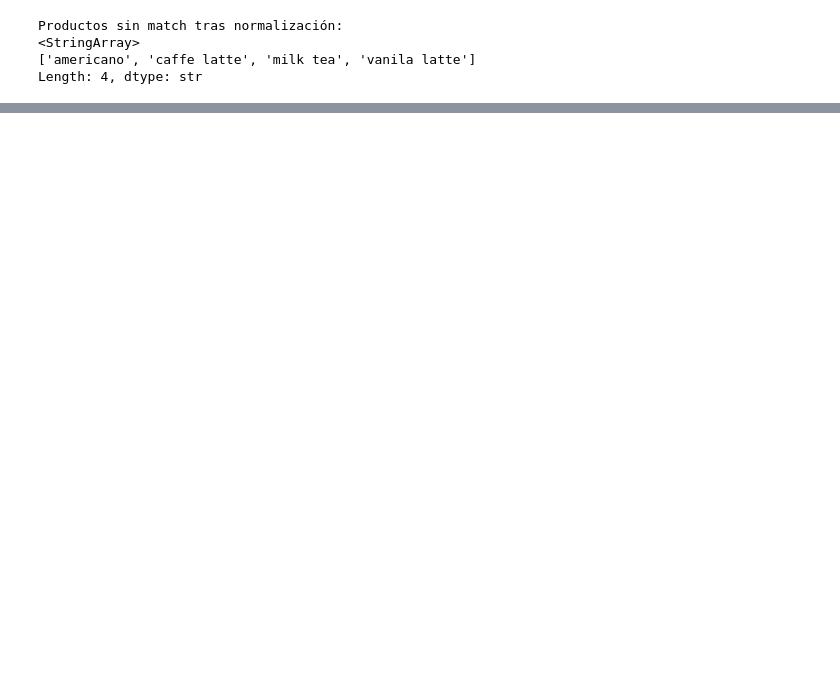
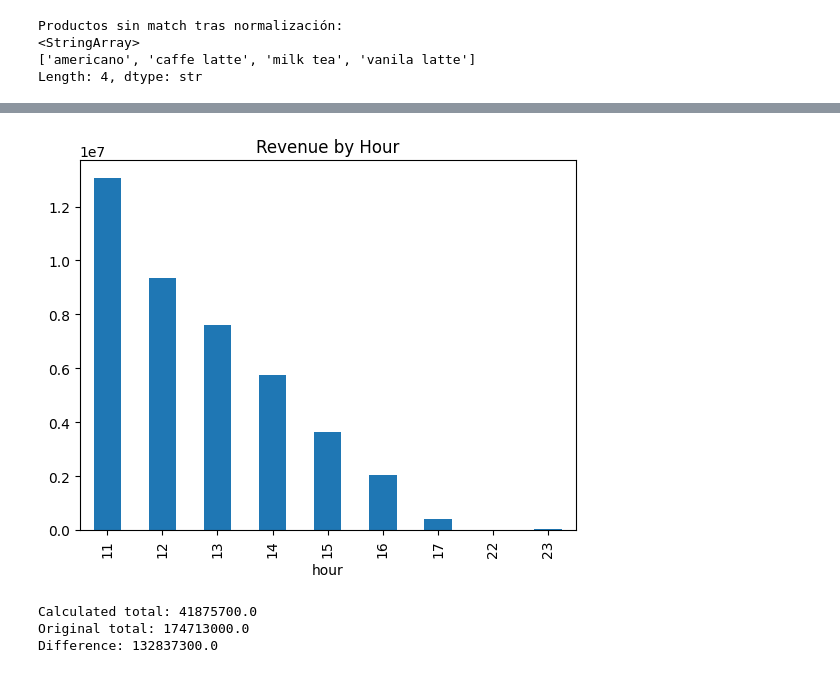
Before and after one commit to luciatejera1992/Panaderia-, a Jupyter notebook: PANADERIA/EDA.ipynb, the cells around one changed output, grey strips where cells are left out. Drawn from its saved outputs; the diff is of its cells as text; code cells hidden in the pictures; blank space fills up the shorter version.

```diff
--- a/PANADERIA/EDA.ipynb
+++ b/PANADERIA/EDA.ipynb
@@ -320,0 +390,6 @@ Length: 4, dtype: str
+# %%
+# ==========================================
+# CREANDO DATASET LIMPIO (SOLO PRODUCTOS CON PRECIO)
+# ==========================================
+
+clean_df = df.dropna(subset=['price']).copy()
@@ -320,0 +429,10 @@ Length: 4, dtype: str
+# %%
+# ==========================================
+# CÁLCULO DE REVENUE POR LÍNEA
+# ==========================================
+
+# Ensure the 'price' column is numeric
+clean_df['price'] = pd.to_numeric(clean_df['price'], errors='coerce')
+
+# Calculate revenue per line
+clean_df['line_revenue'] = clean_df['quantity'] * clean_df['price']
@@ -320,0 +574,34 @@ Length: 4, dtype: str
+# %%
+# ==========================================
+# FEATURE ENGINEERING TEMPORAL
+# ==========================================
+
+clean_df['hour'] = clean_df['datetime'].dt.hour
+clean_df['weekday'] = clean_df['datetime'].dt.day_name()
+# %%
+# ==========================================
+# REVENUE POR HORA
+# ==========================================
+
+hourly_revenue = clean_df.groupby('hour')['line_revenue'].sum()
+
+hourly_revenue.plot(kind='bar')
+plt.title("Revenue by Hour")
+plt.show()
+# %% [output]
+[figure, added]
+# %%
+# ==========================================
+# VALIDACIÓN FINAL DE CONSISTENCIA
+# ==========================================
+
+calculated_total = clean_df['line_revenue'].sum()
+original_total = clean_df['total'].sum()
+
+print("Calculated total:", round(calculated_total, 2))
+print("Original total:", round(original_total, 2))
+print("Difference:", round(original_total - calculated_total, 2))
+# %% [output]
+Calculated total: 41875700.0
+Original total: 174713000.0
+Difference: 132837300.0
```
Also changed, not shown: parts of 22 cells of this notebook.
